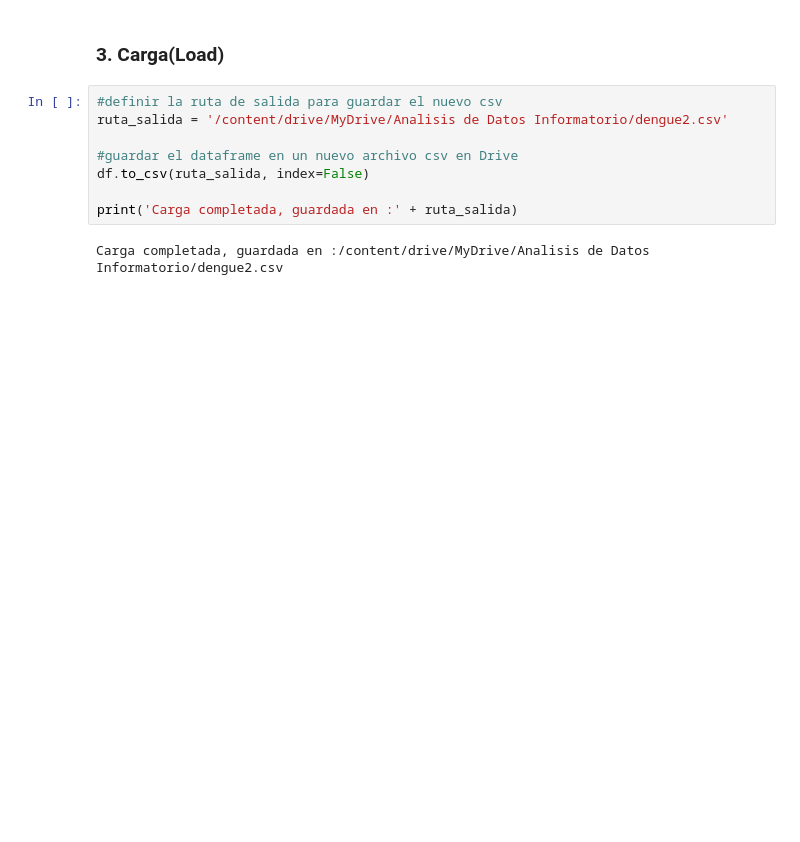
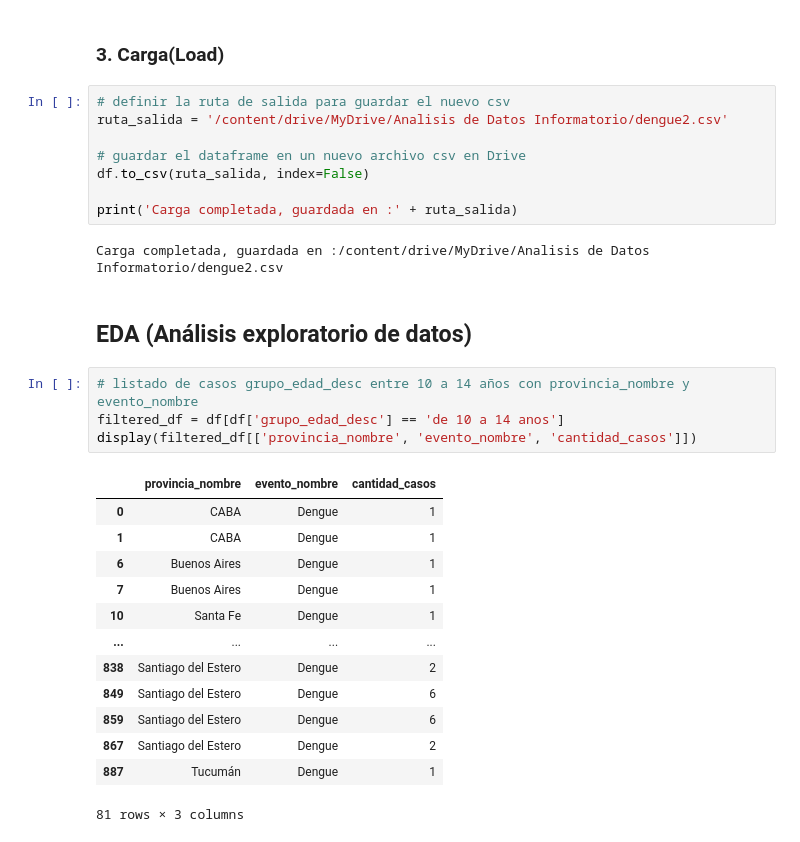
Before and after one commit to PabloFernandez3012/TP1_Analisis-de-datos-Informatorio, a Jupyter notebook: ADTP1.ipynb, the cells around one changed output. Cells and saved outputs as stored; diff of their text form; blank space fills up the shorter version.

```diff
--- a/ADTP1.ipynb
+++ b/ADTP1.ipynb
@@ -119,12 +119,32 @@ Name: count, dtype: int64
 # %% [markdown]
 ### 3. Carga(Load)
 # %%
-#definir la ruta de salida para guardar el nuevo csv
+# definir la ruta de salida para guardar el nuevo csv
 ruta_salida = '/content/drive/MyDrive/Analisis de Datos Informatorio/dengue2.csv'
 
-#guardar el dataframe en un nuevo archivo csv en Drive
+# guardar el dataframe en un nuevo archivo csv en Drive
 df.to_csv(ruta_salida, index=False)
 
 print('Carga completada, guardada en :' + ruta_salida)
 # %% [output]
 Carga completada, guardada en :/content/drive/MyDrive/Analisis de Datos Informatorio/dengue2.csv
+# %% [markdown]
+## EDA (Análisis exploratorio de datos)
+# %%
+# listado de casos grupo_edad_desc entre 10 a 14 años con provincia_nombre y evento_nombre
+filtered_df = df[df['grupo_edad_desc'] == 'de 10 a 14 anos']
+display(filtered_df[['provincia_nombre', 'evento_nombre', 'cantidad_casos']])
+# %% [output]
+|  | provincia_nombre | evento_nombre | cantidad_casos |
+| 0 | CABA | Dengue | 1 |
+| 1 | CABA | Dengue | 1 |
+| 6 | Buenos Aires | Dengue | 1 |
+| 7 | Buenos Aires | Dengue | 1 |
+| 10 | Santa Fe | Dengue | 1 |
+| ... | ... | ... | ... |
+| 838 | Santiago del Estero | Dengue | 2 |
+| 849 | Santiago del Estero | Dengue | 6 |
+| 859 | Santiago del Estero | Dengue | 6 |
+| 867 | Santiago del Estero | Dengue | 2 |
+| 887 | Tucumán | Dengue | 1 |
+81 rows × 3 columns
```
Also changed, not shown: parts of 2 cells of this notebook.
